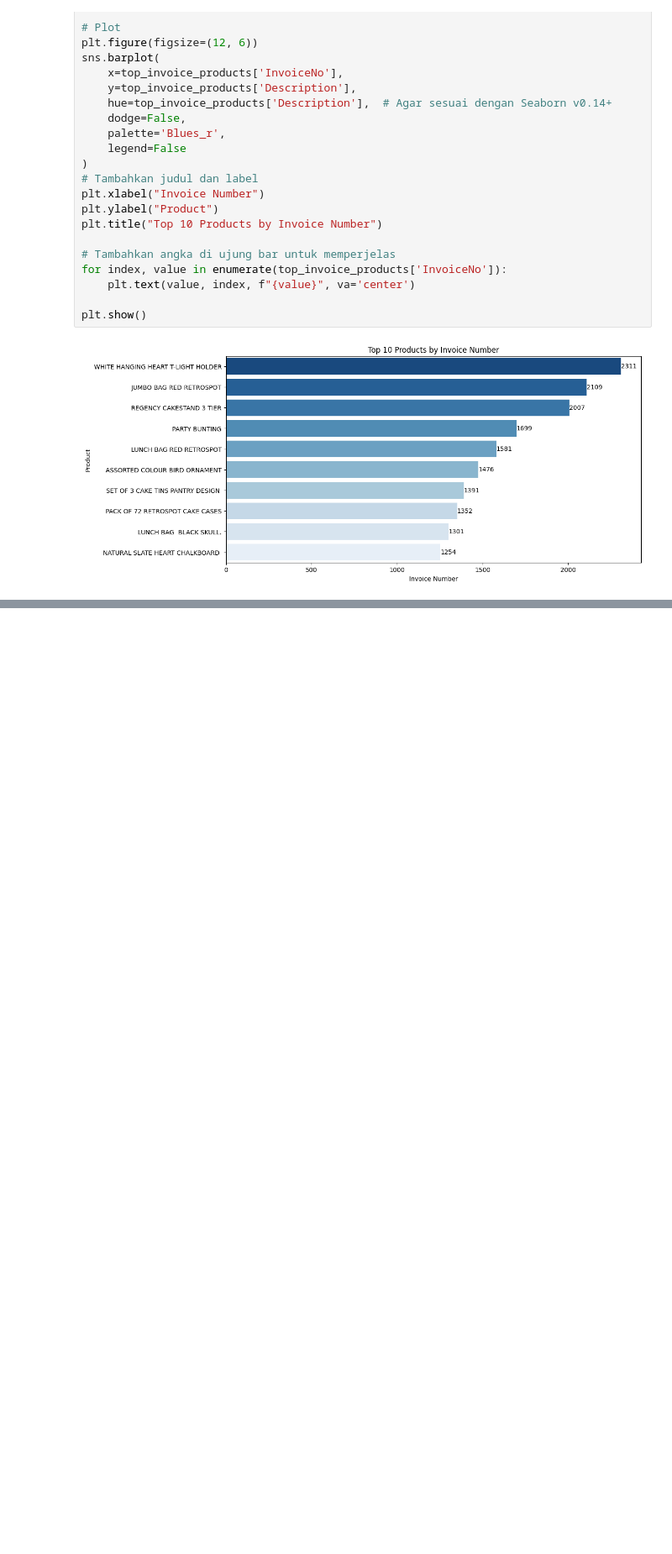
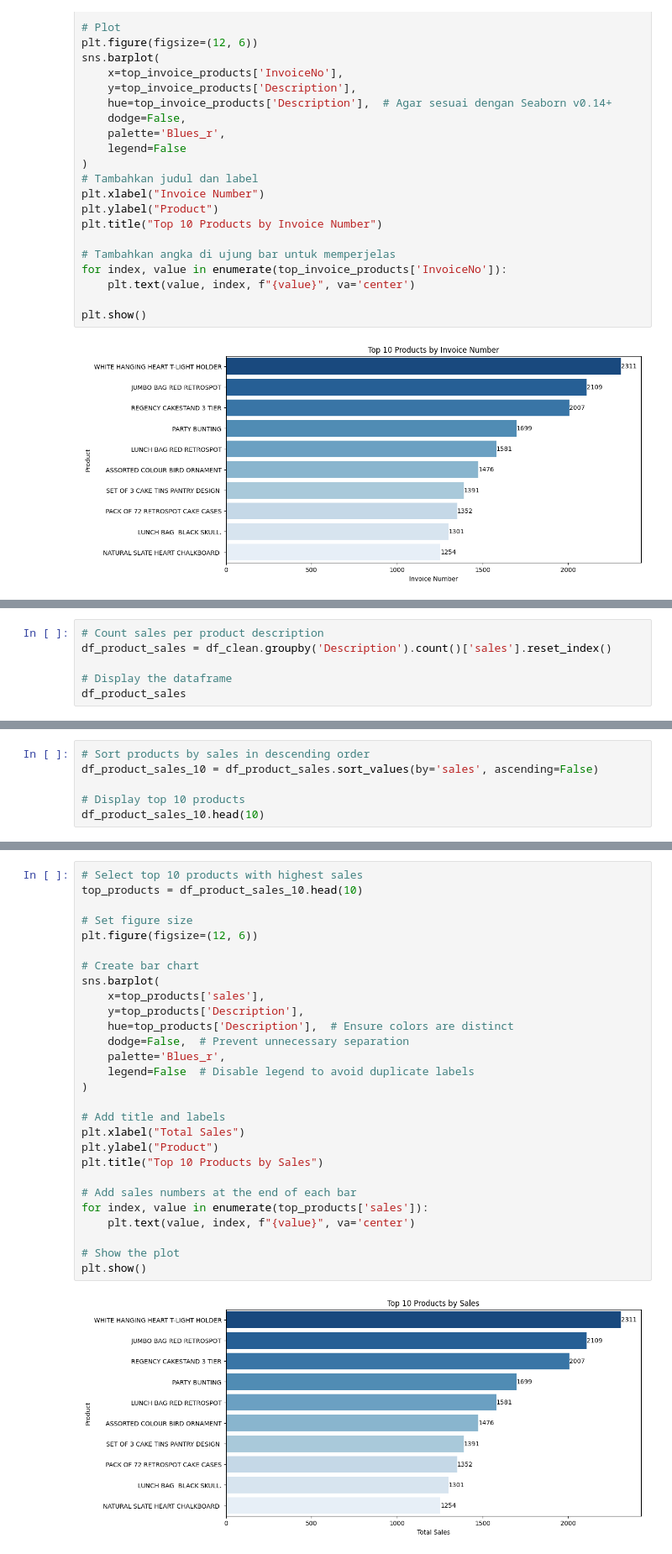
Before and after one commit to arsiimam/Online-Retail-Analysis, a Jupyter notebook: Notebooks/EDA.ipynb, the cells around one changed output, grey strips where cells are left out. Shown at 84% size. Drawn from its saved outputs; the diff is of its cells as text; blank space fills up the shorter version.

Commit message:
Add analysis for Top 10 Products with Highest Total Sales

```diff
--- a/Notebooks/EDA.ipynb
+++ b/Notebooks/EDA.ipynb
@@ -390,0 +393,6 @@ plt.show()
+# %%
+# Count sales per product description
+df_product_sales = df_clean.groupby('Description').count()['sales'].reset_index()
+
+# Display the dataframe
+df_product_sales
@@ -390,0 +413,6 @@ plt.show()
+# %%
+# Sort products by sales in descending order
+df_product_sales_10 = df_product_sales.sort_values(by='sales', ascending=False)
+
+# Display top 10 products
+df_product_sales_10.head(10)
@@ -390,0 +431,30 @@ plt.show()
+# %%
+# Select top 10 products with highest sales
+top_products = df_product_sales_10.head(10)
+
+# Set figure size
+plt.figure(figsize=(12, 6))
+
+# Create bar chart
+sns.barplot(
+    x=top_products['sales'],
+    y=top_products['Description'],
+    hue=top_products['Description'],  # Ensure colors are distinct
+    dodge=False,  # Prevent unnecessary separation
+    palette='Blues_r',
+    legend=False  # Disable legend to avoid duplicate labels
+)
+
+# Add title and labels
+plt.xlabel("Total Sales")
+plt.ylabel("Product")
+plt.title("Top 10 Products by Sales")
+
+# Add sales numbers at the end of each bar
+for index, value in enumerate(top_products['sales']):
+    plt.text(value, index, f"{value}", va='center')
+
+# Show the plot
+plt.show()
+# %% [output]
+[figure, added]
```
Also changed, not shown: parts of 3 cells of this notebook.
